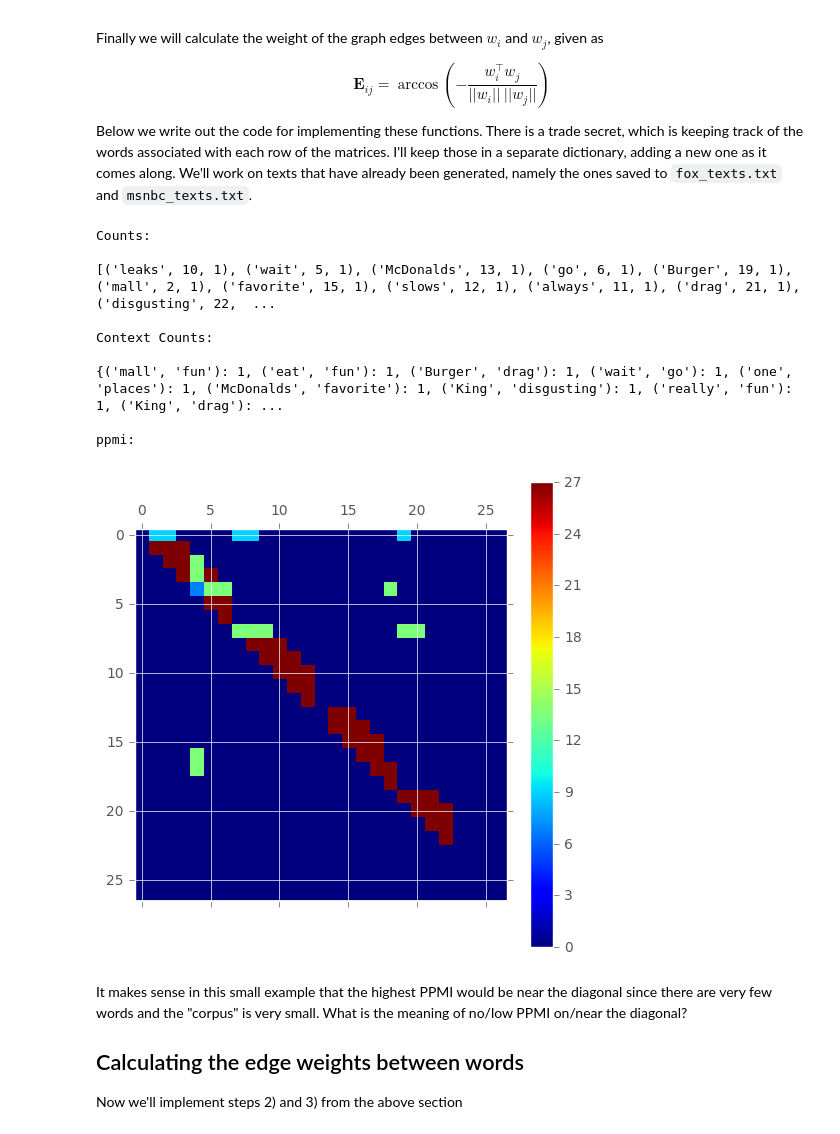
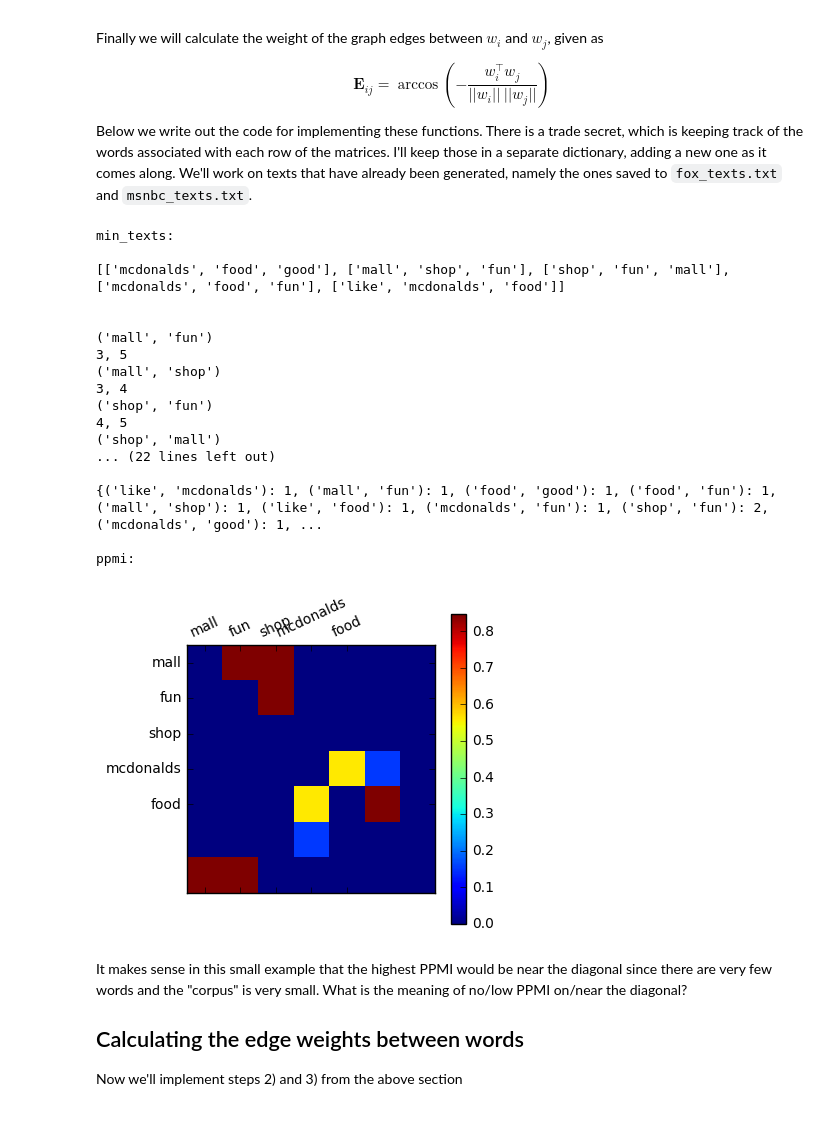
Before and after one commit to mt-digital/semantic-cable, a Jupyter notebook: Semantic Network Experiment.ipynb, the cells around one changed output. Cells and saved outputs as stored; diff of their text form; code cells hidden in the pictures.

Commit message:
fixed indexing bug in ppmi calc, added log & graph

```diff
--- a/Semantic Network Experiment.ipynb
+++ b/Semantic Network Experiment.ipynb
@@ -168,7 +168,7 @@ def _calculate_ppmi(texts, window_distance, alpha, saveroot='ppmi_calculation'):
 
     # step 2) process word and joint counts to calculate PPMI matrix
 
-    N = np.sum([w.count for w in word_lookup_counts.values()])
+    N = len(word_lookup_counts.items())
     ppmi_matrix = np.zeros((N, N))
 
     word_context_pairs = set(context_lookup_counts.keys())
@@ -178,17 +178,22 @@ def _calculate_ppmi(texts, window_distance, alpha, saveroot='ppmi_calculation'):
         i = lookup_count.index
         P_word = lookup_count.count/N
 
-        relevant_pairs = [wc_pair for wc_pair in word_context_pairs if word in wc_pair]
+        relevant_pairs = [wc_pair for wc_pair in word_context_pairs if word == wc_pair[0]]
 
         for pair in relevant_pairs:
+
             context = pair[1]
             context_wlc = word_lookup_counts[context]
 
             j = context_wlc.index
+
+            print(pair)
+            print("{}, {}".format(i, j))
+
             P_context = context_wlc.count / N
             P_joint = context_lookup_counts[pair] / N
 
-            pmi_val = P_joint / (P_context * P_word)
+            pmi_val = np.log(P_joint / (P_context * P_word))
 
             ppmi_matrix[i, j] = pmi_val if pmi_val > 0 else 0
 
@@ -199,43 +204,73 @@ def _calculate_ppmi(texts, window_distance, alpha, saveroot='ppmi_calculation'):
     np.savetxt(saveroot + '.ppmi_matrix', ppmi_matrix)
 
     return word_lookup_counts, context_lookup_counts, ppmi_matrix
 
 
 # some of these have been "cleaned" already, but I'll get rid of stopwords in a sec...
+#texts = [
+#    "I went to the mall and it was really fun can't wait to go again".split(),
+#    "I hate when my bike tire leaks it always slows me down".split(),
+#    "McDonalds is one of my favorite places to eat it's fun and tasty".split(),
+#    "I hate Burger King what a drag disgusting".split()
+#]
 texts = [
-    "I went to the mall and it was really fun can't wait to go again".split(),
-    "I hate when my bike tire leaks it always slows me down".split(),
-    "McDonalds is one of my favorite places to eat it's fun and tasty".split(),
-    "I hate Burger King what a drag disgusting".split()
+    "mall is fun i like burger king".split(),
+    "mcdonalds is my favorite mall restaurant".split(),
+    "burger_king is my favorite mall restaurant".split(),
+    "mall has fun stores and food".split(),
+    "yes the mall is my favorite".split()
+]
+min_texts = [
+    "mcdonalds food is good".split(),
+    "mall shop fun".split(),
+    "shop fun at the mall".split(),
+    "mcdonalds food fun".split(),
+    "i like mcdonalds food".split()
 ]
 
 texts = [[w for w in t if w.isalpha() and w not in STOPWORDS] for t in texts]
+min_texts = [[w for w in t if w.isalpha() and w not in STOPWORDS] for t in min_texts]
 
-wc, wcc, ppmi = _calculate_ppmi(texts, 2, 1.0)
+print("min_texts:\n")
+print(min_texts)
+print("\n")
+
+#wc, wcc, ppmi = _calculate_ppmi(texts, 2, 1.0)
+wc, wcc, ppmi = _calculate_ppmi(min_texts, 2, 1.0)
 
 print('Counts:\n')
 print([(k, v.index, v.count) for k, v in wc.items()])
 
 print('\nContext Counts:\n')
 print(wcc)
 
 print('\nppmi:')
 # print(np.where(ppmi > 20))
 
 plt.matshow(ppmi)
+plt.xticks(range(5), ['mall', 'fun', 'shop', 'mcdonalds', 'food'], rotation=25)
+plt.yticks(range(5), ['mall', 'fun', 'shop', 'mcdonalds', 'food'])
 plt.colorbar()
 plt.show()
 # %% [output]
-Counts:
+min_texts:
 
-[('leaks', 10, 1), ('wait', 5, 1), ('McDonalds', 13, 1), ('go', 6, 1), ('Burger', 19, 1), ('mall', 2, 1), ('favorite', 15, 1), ('slows', 12, 1), ('always', 11, 1), ('drag', 21, 1), ('disgusting', 22,  ...
+[['mcdonalds', 'food', 'good'], ['mall', 'shop', 'fun'], ['shop', 'fun', 'mall'], ['mcdonalds', 'food', 'fun'], ['like', 'mcdonalds', 'food']]
 
-Context Counts:
 
-{('mall', 'fun'): 1, ('eat', 'fun'): 1, ('Burger', 'drag'): 1, ('wait', 'go'): 1, ('one', 'places'): 1, ('McDonalds', 'favorite'): 1, ('King', 'disgusting'): 1, ('really', 'fun'): 1, ('King', 'drag'): ...
+('mall', 'fun')
+3, 5
+('mall', 'shop')
+3, 4
+('shop', 'fun')
+4, 5
+('shop', 'mall')
+... (22 lines left out)
+
+{('like', 'mcdonalds'): 1, ('mall', 'fun'): 1, ('food', 'good'): 1, ('food', 'fun'): 1, ('mall', 'shop'): 1, ('like', 'food'): 1, ('mcdonalds', 'fun'): 1, ('shop', 'fun'): 2, ('mcdonalds', 'good'): 1, ...
 
 ppmi:
-[figure, old version]
+[figure, new version]
 # %% [markdown]
 It makes sense in this small example that the highest PPMI would be near the diagonal since there are very few words and the "corpus" is very small. What is the meaning of no/low PPMI on/near the diagonal?
 
```
Also changed, not shown: parts of 8 cells of this notebook.
